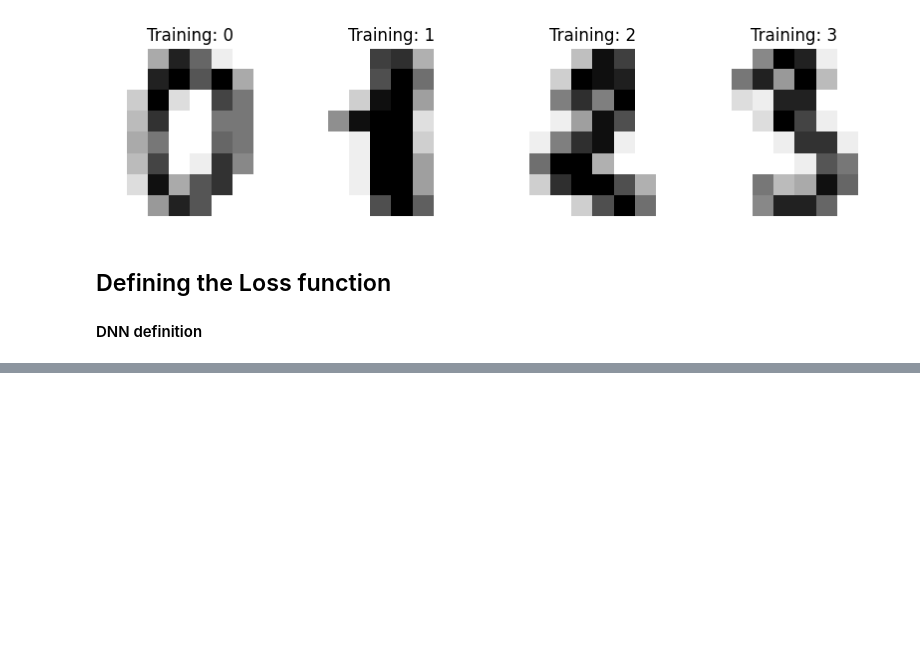
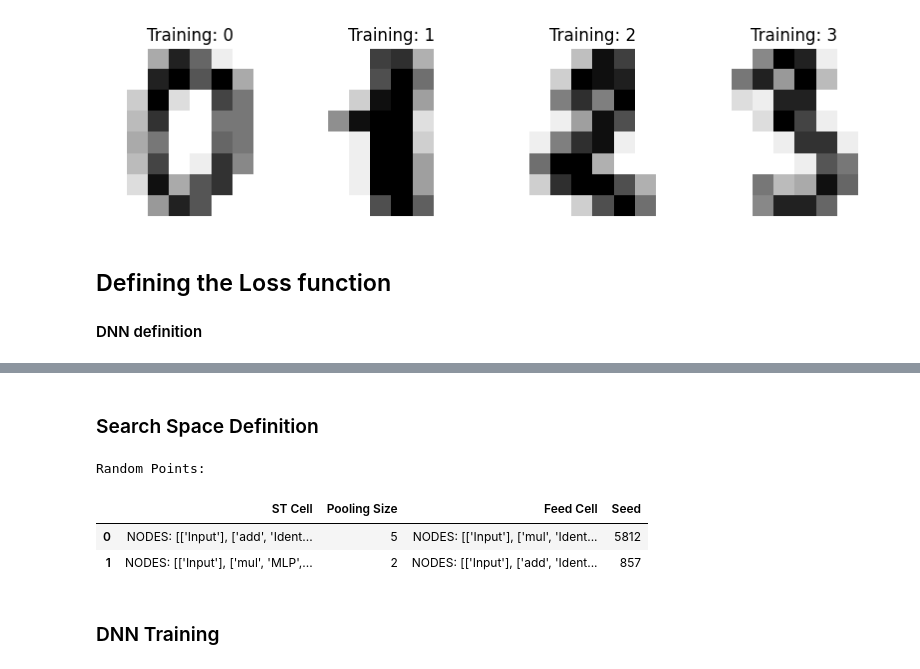
Before and after one commit to how2222/DRAGON, a Jupyter notebook: docs/source/Examples/image.ipynb, the cells around one changed output, grey strips where cells are left out. Saved outputs shown, nothing was run; the diff lists cells and outputs as text; code cells hidden in the pictures; blank space fills up the shorter version.

```diff
--- a/docs/source/Examples/image.ipynb
+++ b/docs/source/Examples/image.ipynb
@@ -55,0 +61,77 @@ class ClassificationDNN(nn.Module):
+# %% [markdown]
+### Search Space Definition
+# %%
+from zellij.core.variables import CatVar, ArrayVar, DynamicBlock
+from zellij.utils.neighborhoods import ArrayInterval, DynamicBlockInterval
+
+from dragon.search_algorithm.neighborhoods import LayersInterval, AdjMatrixInterval
+from dragon.search_space.dags import AdjMatrixVariable
+from dragon.search_space.variables import unitary_var, mlp_var, create_int_var, convolution_var_2d, dropout_var, norm_2d_var
+
+# We define the candidate operations for each nodes in the graph.
+def st_operations_var(label, shape, max_size):
+    return DynamicBlock(
+        label,
+        CatVar(
+            label + "Candidates",
+            [
+                unitary_var(label + " Unitary"),
+                mlp_var(label + " MLP"),
+                convolution_var_2d(label + "Convolution", kernel=shape),
+                norm_2d_var(label + " Norm"),
+                dropout_var(label + " Dropout"),
+            ],
+            neighbor=LayersInterval([2, 1]),
+        ),
+        max_size,
+        neighbor=DynamicBlockInterval(neighborhood=2),
+    )
+
+def feed_operations_var(label, max_size):
+    return DynamicBlock(
+        label,
+        CatVar(
+            label + "Candidates",
+            [
+                unitary_var(label + " Unitary"),
+                mlp_var(label + " MLP"),
+            ],
+            neighbor=LayersInterval([2, 1]),
+        ),
+        max_size,
+        neighbor=DynamicBlockInterval(neighborhood=2),
+    )
+
+# We define the serach space, a graph handling one-dimensional data, and the final activation function before the prediction.
+def NN_monash_var(shape, label="Neural Network", max_size=5):
+    NeuralNetwork = ArrayVar(
+        AdjMatrixVariable(
+            "ST Cell",
+            st_operations_var("ST Cell", shape, max_size),
+            neighbor=AdjMatrixInterval()
+        ),
+        create_int_var("Pooling Size", None, 1, 5),
+        AdjMatrixVariable(
+            "Feed Cell",
+            feed_operations_var("Feed Cell", max_size),
+            neighbor=AdjMatrixInterval()
+        ),
+        create_int_var("Seed", None, 0, 10000),
+        label=label,
+        neighbor=ArrayInterval(),
+    )
+    return NeuralNetwork
+
+sp = NN_monash_var(shape=X_train[0].shape[0])
+
+p1,p2 = sp.random(), sp.random()
+import pandas as pd
+print("Random Points:")
+pd.DataFrame([p1,p2], columns=[e.label for e in sp])
+# %% [output]
+Random Points:
+|  | ST Cell | Pooling Size | Feed Cell | Seed |
+| 0 | NODES: [['Input'], ['add', 'Ident... | 5 | NODES: [['Input'], ['mul', 'Ident... | 5812 |
+| 1 | NODES: [['Input'], ['mul', 'MLP',... | 2 | NODES: [['Input'], ['add', 'Ident... | 857 |
+# %% [markdown]
+### DNN Training
```
Also changed, not shown: parts of 9 cells of this notebook, 9 other files.
